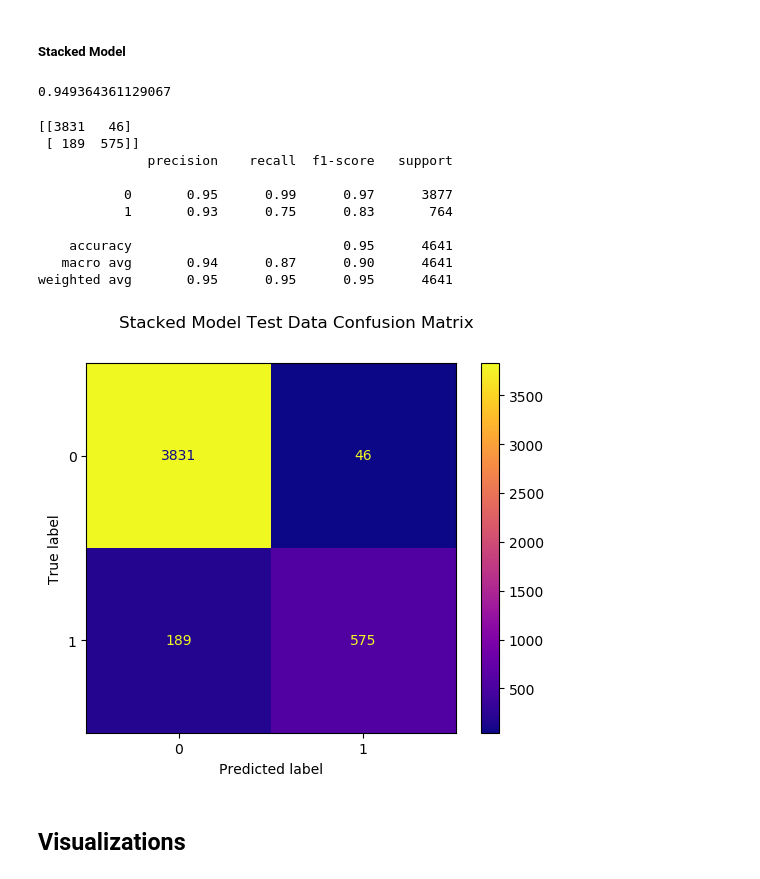
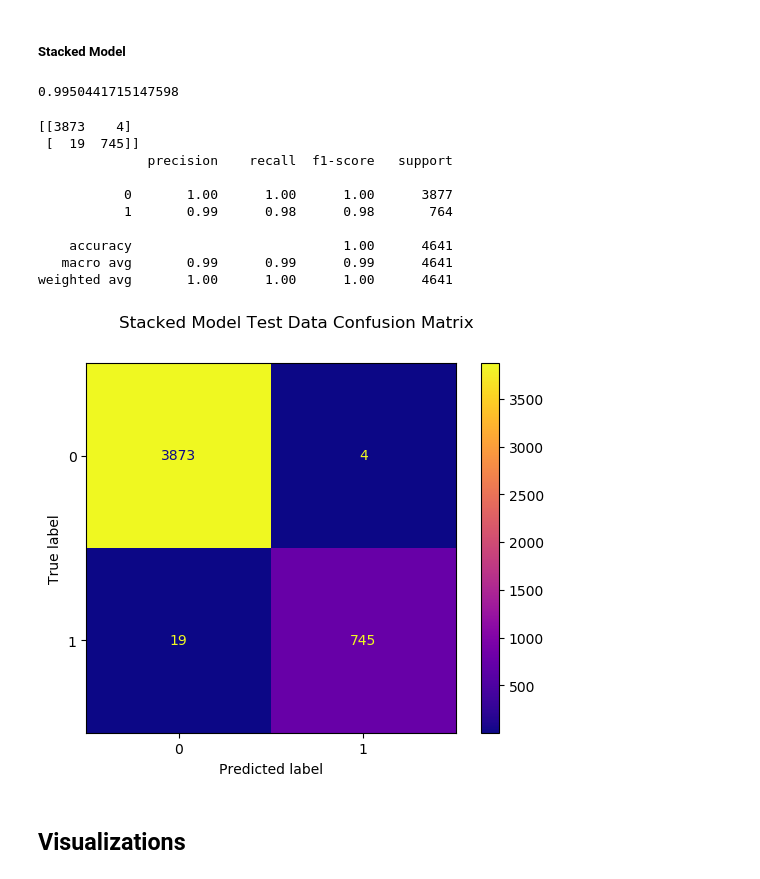
Before and after one commit to Jaccomando/Predicting-Employee-Attrition, a Jupyter notebook: notebooks/Final_Notebook.ipynb, the cells around one changed output. Saved outputs shown, nothing was run; the diff lists cells and outputs as text; code cells hidden in the pictures.

```diff
--- a/notebooks/Final_Notebook.ipynb
+++ b/notebooks/Final_Notebook.ipynb
@@ -496,0 +537,5 @@ X_test_num = X_test.select_dtypes(exclude='object')
+# %%
+# scale numerical data, don't fit transform test data, only transform, don't re-instantiate scaler
+X_test_sc = pd.DataFrame(ss_f.transform(X_test_num), index= X_test_num.index, columns= X_test_num.columns)
+
+X_test_sc.shape
@@ -496,0 +544,10 @@ X_test_num = X_test.select_dtypes(exclude='object')
+# %%
+# add in one hot encoded, don't fit transform test data, only transform, don't re-instantiate ohe
+
+X_test_cat = X_test.select_dtypes(include= 'object')
+
+X_test_oh = pd.DataFrame(ohe_f.transform(X_test_cat), index= X_test_cat.index, columns=ohe_f.get_feature_names(X_test_cat.columns))
+# %%
+# merge databases
+X_test_f = pd.merge(X_test_sc, X_test_oh, left_index=True, right_index=True)
+X_test_f.shape
@@ -589,7 +568,7 @@ plot_confusion_matrix(knn, X_tr_sc, y_train, ax=ax, cmap="plasma");
 ##### Stacked Model
 # %%
 # fit model
-clf = clf.fit(X_tr_sc, y_train)
+clf = clf.fit(X_train_sm, y_train_sm)
 # check accuracy
-clf.score(X_tr_sc, y_train)
+clf.score(X_train_sm, y_train_sm)
 # %% [output]
@@ -675,36 +587,36 @@ plt.savefig('../reports/figures/knn_cm.png', transparent=True);
 # %% [markdown]
 ##### Stacked Model
 # %%
-clf.score(X_test_final, y_test)
+clf.score(X_test_f, y_test)
 # %% [output]
-0.949364361129067
+0.9950441715147598
 # %%
 # set predictions
-pred_clf_test = clf.predict(X_test_final)
+pred_clf_test = clf.predict(X_test_f)
 
 # confusion matrix and classification report
 print(confusion_matrix(y_test, pred_clf_test))
 print(classification_report(y_test, pred_clf_test))
 # %% [output]
-[[3831   46]
- [ 189  575]]
+[[3873    4]
+ [  19  745]]
               precision    recall  f1-score   support
 
-           0       0.95      0.99      0.97      3877
-           1       0.93      0.75      0.83       764
+           0       1.00      1.00      1.00      3877
+           1       0.99      0.98      0.98       764
 
-    accuracy                           0.95      4641
-   macro avg       0.94      0.87      0.90      4641
-weighted avg       0.95      0.95      0.95      4641
+    accuracy                           1.00      4641
+   macro avg       0.99      0.99      0.99      4641
+weighted avg       1.00      1.00      1.00      4641
 # %%
 # plot confusion matrix
 fig, ax = plt.subplots()
 
 fig.suptitle("Stacked Model Test Data Confusion Matrix ")
 
-plot_confusion_matrix(clf, X_test_final, y_test, ax=ax, cmap="plasma");
+plot_confusion_matrix(clf, X_test_f, y_test, ax=ax, cmap="plasma");
 # %% [output]
-[figure, old version]
+[figure, new version]
 # %% [markdown]
 ## Visualizations
 # %% [markdown]
```
Also changed, not shown: parts of 78 cells of this notebook, 1 other file.
